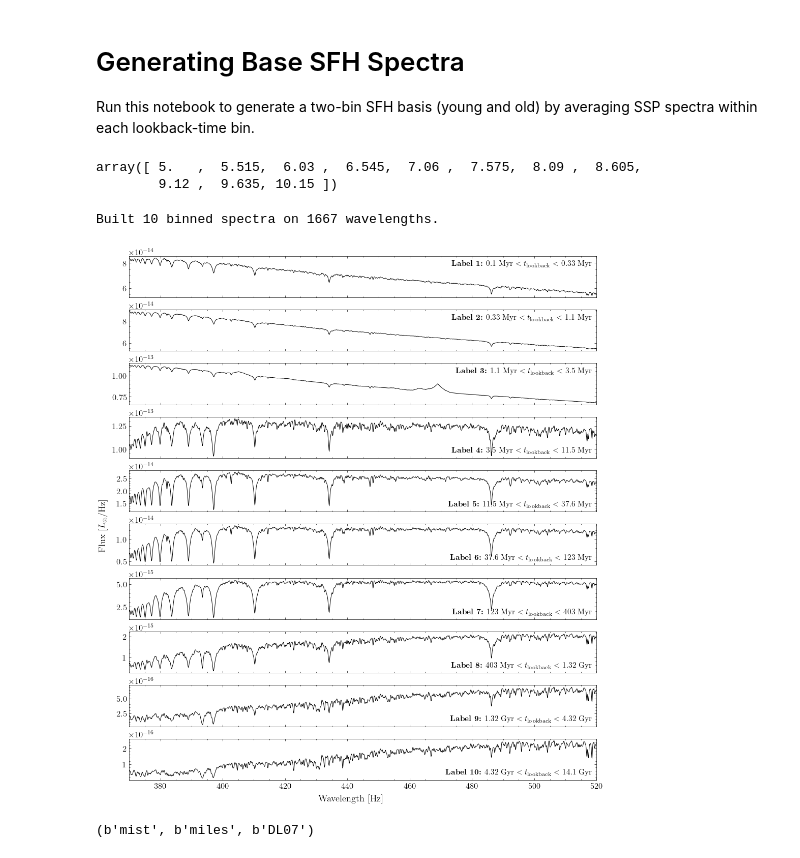
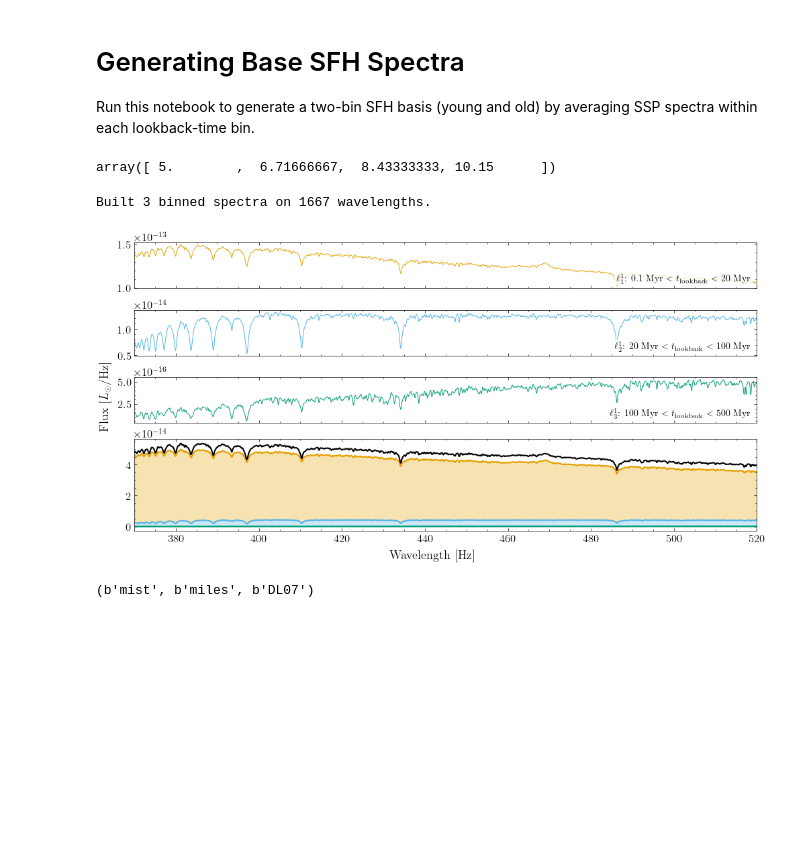
Before and after one commit to vernica-mehta/honours-project, a Jupyter notebook: code/notebooks/sfh.ipynb, the cells around one changed output. Cells and saved outputs as stored; diff of their text form; code cells hidden in the pictures; blank space fills up the shorter version.

```diff
--- a/code/notebooks/sfh.ipynb
+++ b/code/notebooks/sfh.ipynb
@@ -26,13 +26,13 @@ sp = fsps.StellarPopulation(
 #bin_arr = np.r_[np.array([0.1, 20, 50, 100, 200, 500])*1e6, np.logspace(9.5, 10.15, 5)] # 10 bins
 #bins = np.log10(bin_arr)
 #bins = np.log10(np.array([0.1*10**6, 100*10**6, 2*10**9, 10**10.15]))
-bin_arr = np.logspace(5, 10.15, 11) # 6 bins uniform logspace
+#bin_arr = np.r_[np.array([0.1, 50, 200, 500, 2000, 4000])*1e6, np.array([10**10.15])]
+bin_arr = np.logspace(5, 10.15, 4)
 bins = np.log10(bin_arr)
 # %%
 bins
 # %% [output]
-array([ 5.   ,  5.515,  6.03 ,  6.545,  7.06 ,  7.575,  8.09 ,  8.605,
-        9.12 ,  9.635, 10.15 ])
+array([ 5.        ,  6.71666667,  8.43333333, 10.15      ])
 # %%
 w,s = sp.get_spectrum()
 ages = sp.ssp_ages
@@ -61,5 +61,5 @@ for i in range(n_bins):
 avg_spectra = np.vstack(avg_spectra)
 print(f"Built {avg_spectra.shape[0]} binned spectra on {avg_spectra.shape[1]} wavelengths.")
 # %% [output]
-Built 10 binned spectra on 1667 wavelengths.
+Built 3 binned spectra on 1667 wavelengths.
 # %%
@@ -67,28 +67,30 @@ np.save('/home/vmehta/honours-project/code/data/sfh_tennormalbins_spectra.npy',
 # %%
-fig, ax = plt.subplots(10, 1, figsize=(10, 11), sharex=True, constrained_layout=True)
+fig, ax = plt.subplots(4, 1, figsize=(10, 5), sharex=True, constrained_layout=True, gridspec_kw={'height_ratios': [1, 1, 1, 2]})
+colors = ['C0', 'C1', 'C2']
 
 for i, spec in enumerate(avg_spectra):
-    ax[i].plot(w/10, spec, 'k', linewidth=0.7)
+    ax[i].plot(w/10, spec, color=colors[i], linewidth=0.7)
+    ax[3].plot(w/10, 1/3*spec, color=colors[i], linewidth=1.5)
 
-ax[0].text(0.99, 0.9, '\\textbf{Label 1:} 0.1 Myr $<t_\\mathrm{lookback}<$ 0.33 Myr', transform=ax[0].transAxes, horizontalalignment='right', verticalalignment='top')
-ax[1].text(0.99, 0.9, '\\textbf{Label 2:} 0.33 Myr $<t_\\mathrm{lookback}<$ 1.1 Myr', transform=ax[1].transAxes, horizontalalignment='right', verticalalignment='top')
-ax[2].text(0.99, 0.9, '\\textbf{Label 3:} 1.1 Myr $<t_\\mathrm{lookback}<$ 3.5 Myr', transform=ax[2].transAxes, horizontalalignment='right', verticalalignment='top')
-ax[3].text(0.99, 0.1, '\\textbf{Label 4:} 3.5 Myr $<t_\\mathrm{lookback}<$ 11.5 Myr', transform=ax[3].transAxes, horizontalalignment='right', verticalalignment='bottom')
-ax[4].text(0.99, 0.1, '\\textbf{Label 5:} 11.5 Myr $<t_\\mathrm{lookback}<$ 37.6 Myr', transform=ax[4].transAxes, horizontalalignment='right', verticalalignment='bottom')
-ax[5].text(0.99, 0.1, '\\textbf{Label 6:} 37.6 Myr $<t_\\mathrm{lookback}<$ 123 Myr', transform=ax[5].transAxes, horizontalalignment='right', verticalalignment='bottom')
-ax[6].text(0.99, 0.1, '\\textbf{Label 7:} 123 Myr $<t_\\mathrm{lookback}<$ 403 Myr', transform=ax[6].transAxes, horizontalalignment='right', verticalalignment='bottom')
-ax[7].text(0.99, 0.1, '\\textbf{Label 8:} 403 Myr $<t_\\mathrm{lookback}<$ 1.32 Gyr', transform=ax[7].transAxes, horizontalalignment='right', verticalalignment='bottom')
-ax[8].text(0.99, 0.1, '\\textbf{Label 9:} 1.32 Gyr $<t_\\mathrm{lookback}<$ 4.32 Gyr', transform=ax[8].transAxes, horizontalalignment='right', verticalalignment='bottom')
-ax[9].text(0.99, 0.1, '\\textbf{Label 10:} 4.32 Gyr $<t_\\mathrm{lookback}<$ 14.1 Gyr', transform=ax[9].transAxes, horizontalalignment='right', verticalalignment='bottom')
+ax[3].plot(w/10, 1/3*np.sum(avg_spectra, axis=0), 'k', linewidth=1.5, label='Total')
+ax[3].fill_between(w/10, 1/3*avg_spectra[0], 1/3*avg_spectra[1], color='C0', alpha=0.3)
+ax[3].fill_between(w/10, 1/3*avg_spectra[1], 1/3*avg_spectra[2], color='C1', alpha=0.3)
+ax[3].fill_between(w/10, 1/3*avg_spectra[2], 0, color='C2', alpha=0.3)
+label_box = dict(facecolor='white', alpha=0.8, edgecolor='none', boxstyle='round,pad=0.2')
+
+
+ax[0].text(0.99, 0.1, '$\\ell_1^1$: 0.1 Myr $<t_\\mathrm{lookback}<$ 20 Myr', transform=ax[0].transAxes, horizontalalignment='right', verticalalignment='bottom', fontsize=10, fontweight='bold', bbox=label_box)
+ax[1].text(0.99, 0.1, '$\\ell_2^1$: 20 Myr $<t_\\mathrm{lookback}<$ 100 Myr', transform=ax[1].transAxes, horizontalalignment='right', verticalalignment='bottom', fontsize=10, fontweight='bold', bbox=label_box)
+ax[2].text(0.99, 0.1, '$\\ell_3^1$: 100 Myr $<t_\\mathrm{lookback}<$ 500 Myr', transform=ax[2].transAxes, horizontalalignment='right', verticalalignment='bottom', fontsize=10, fontweight='bold', bbox=label_box)
 
 ax[0].set_xlim(370,520)
 fig.supylabel(f'Flux [$L_\\odot/\\mathrm{{Hz}}$]')
 fig.supxlabel('Wavelength [Hz]')
 
-plt.savefig('/home/vmehta/honours-project/thesis/figures/sfh_10bins.pdf', format='pdf')
+#plt.savefig('/home/vmehta/honours-project/thesis/figures/sfh_two6bins.pdf', format='pdf')
 plt.show()
 # %% [output]
-[figure, old version]
+[figure, new version]
 # %%
 sp.libraries
 # %% [output]
```
Also changed, not shown: parts of 2 cells of this notebook, 9 other files.
